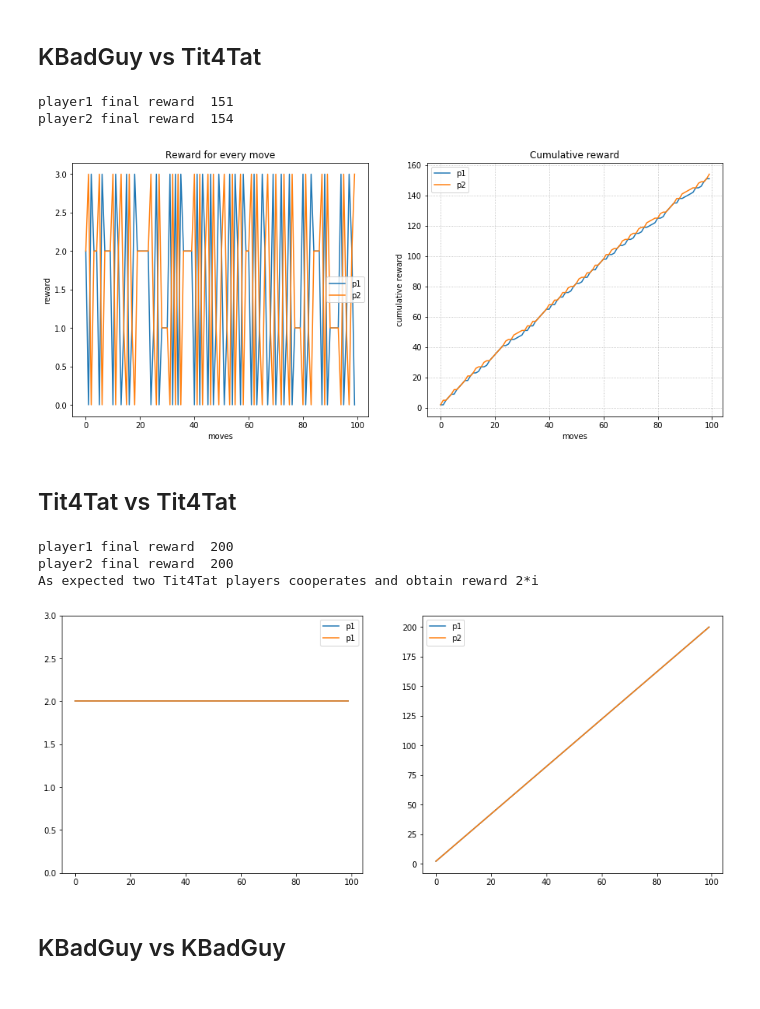
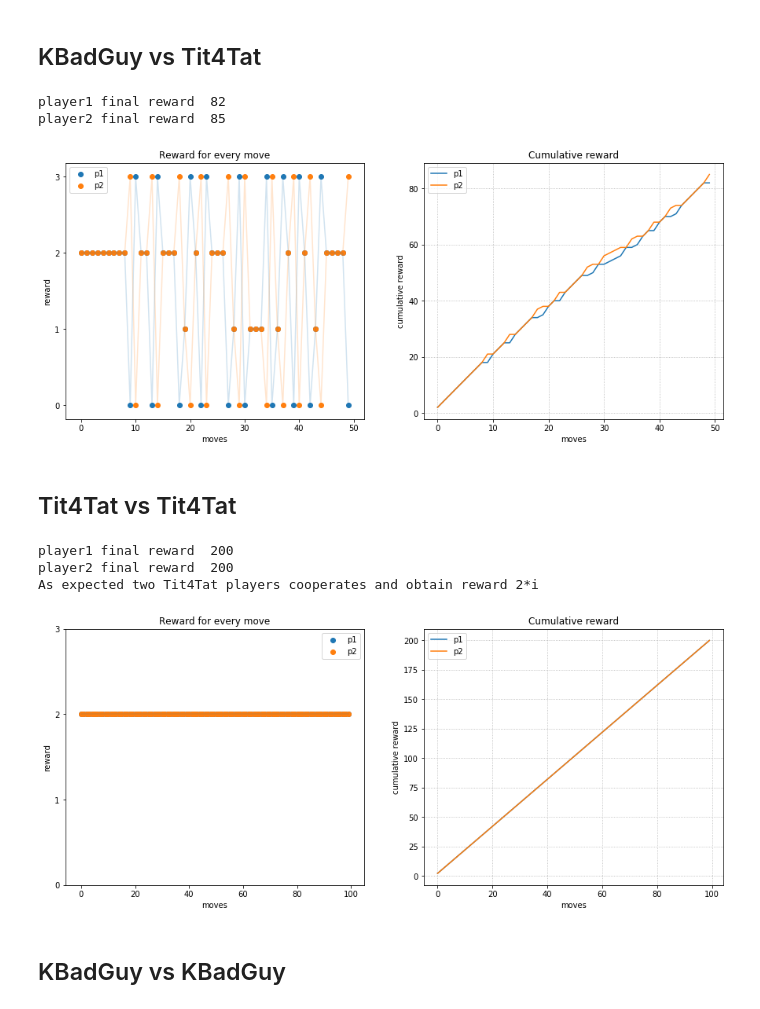
Before and after one commit to donaldssh/Iterative-Prisoners-Dilemma, a Jupyter notebook: Project.ipynb, the cells around one changed output. Saved outputs shown, nothing was run; the diff lists cells and outputs as text; code cells hidden in the pictures.

Commit message:
improved visulization rewards

```diff
--- a/Project.ipynb
+++ b/Project.ipynb
@@ -386,7 +411,7 @@ p1 = Tit4Tat([],[],[])
 p2 = KBadGuy(40,[],[])
 
 # game loop
-for i in range(100):
+for i in range(50):
     u1 = p1.move()
     u2 = p2.move()
     #append p2 move, necessary for the tit4tat
@@ -397,9 +422,12 @@ for i in range(100):
 
 # visualization
 fig, ax = plt.subplots(1,2, figsize = (15,6))
-ax[0].plot(p1.r_history, label=("p1"))
-ax[0].plot(p2.r_history, label=("p2"))
+ax[0].plot(p1.r_history, alpha=0.2)
+ax[0].scatter(range(len(p1.r_history)), p1.r_history, label=("p1"),)
+ax[0].plot(p2.r_history, alpha=0.2)
+ax[0].scatter(range(len(p2.r_history)), p2.r_history,  label=("p2"),)
 ax[0].legend()
+ax[0].set_yticks(range(0,4))
 ax[0].set_xlabel("moves")
 ax[0].set_ylabel("reward")
 ax[0].set_title("Reward for every move")
@@ -416,9 +444,9 @@ ax[1].grid(linestyle=":")
 print("player1 final reward ", sum(p1.r_history))
 print("player2 final reward ", sum(p2.r_history))
 # %% [output]
-player1 final reward  151
-player2 final reward  154
+player1 final reward  82
+player2 final reward  85
-[figure, old version]
+[figure, new version]
 # %% [markdown]
 ## Tit4Tat vs Tit4Tat
 # %%
@@ -431,37 +459,46 @@ p1 = Tit4Tat([],[],[])
 p2 = Tit4Tat([],[],[])
 
 # game loop
 for i in range(100):
     u1 = p1.move()
     p2.append_input(u1)
 
     u2 = p2.move()
     p1.append_input(u2)
 
     p1.append_reward(np.array(u1) @ M @ np.array(u2).T)
     p2.append_reward(np.array(u2) @ M @ np.array(u1).T)
 
 # visualization
 fig, ax = plt.subplots(1,2, figsize = (15,6))
-ax[0].plot(p1.r_history, label=("p1"))
-ax[0].plot(p2.r_history, label=("p1"))
-ax[0].set_ylim(0,3)
+ax[0].plot(p1.r_history, alpha=0.2)
+ax[0].scatter(range(len(p1.r_history)), p1.r_history, label=("p1"),)
+ax[0].plot(p2.r_history, alpha=0.2)
+ax[0].scatter(range(len(p2.r_history)), p2.r_history,  label=("p2"),)
 ax[0].legend()
+ax[0].set_yticks(range(0,4))
+ax[0].set_xlabel("moves")
+ax[0].set_ylabel("reward")
+ax[0].set_title("Reward for every move")
 
 ax[1].plot(np.cumsum(p1.r_history), label=("p1"))
 ax[1].plot(np.cumsum(p2.r_history), label=("p2"))
 ax[1].legend()
+ax[1].set_xlabel("moves")
+ax[1].set_ylabel("cumulative reward")
+ax[1].set_title("Cumulative reward")
+ax[1].grid(linestyle=":")
 
 
 print("player1 final reward ", sum(p1.r_history))
 print("player2 final reward ", sum(p2.r_history))
 
 print("As expected two Tit4Tat players cooperates and obtain reward 2*i")
 # %% [output]
 player1 final reward  200
 player2 final reward  200
 As expected two Tit4Tat players cooperates and obtain reward 2*i
-[figure, old version]
+[figure, new version]
 # %% [markdown]
 ## KBadGuy vs KBadGuy
 # %%
```
Also changed, not shown: parts of 9 cells of this notebook.
